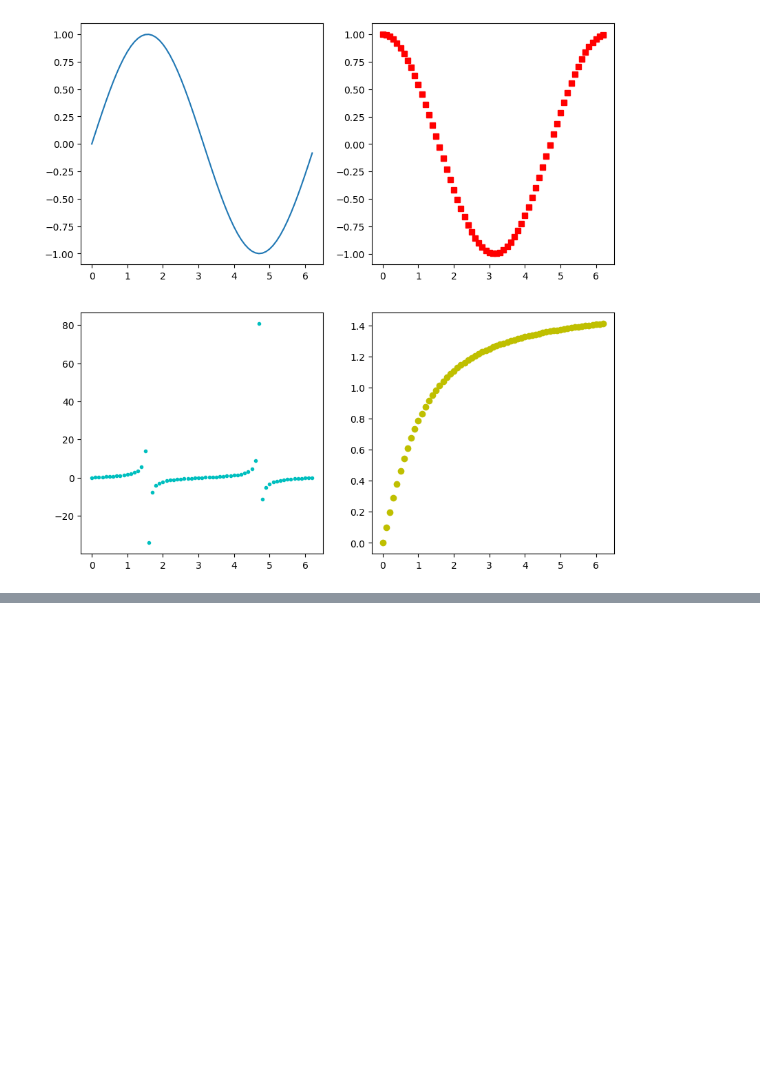
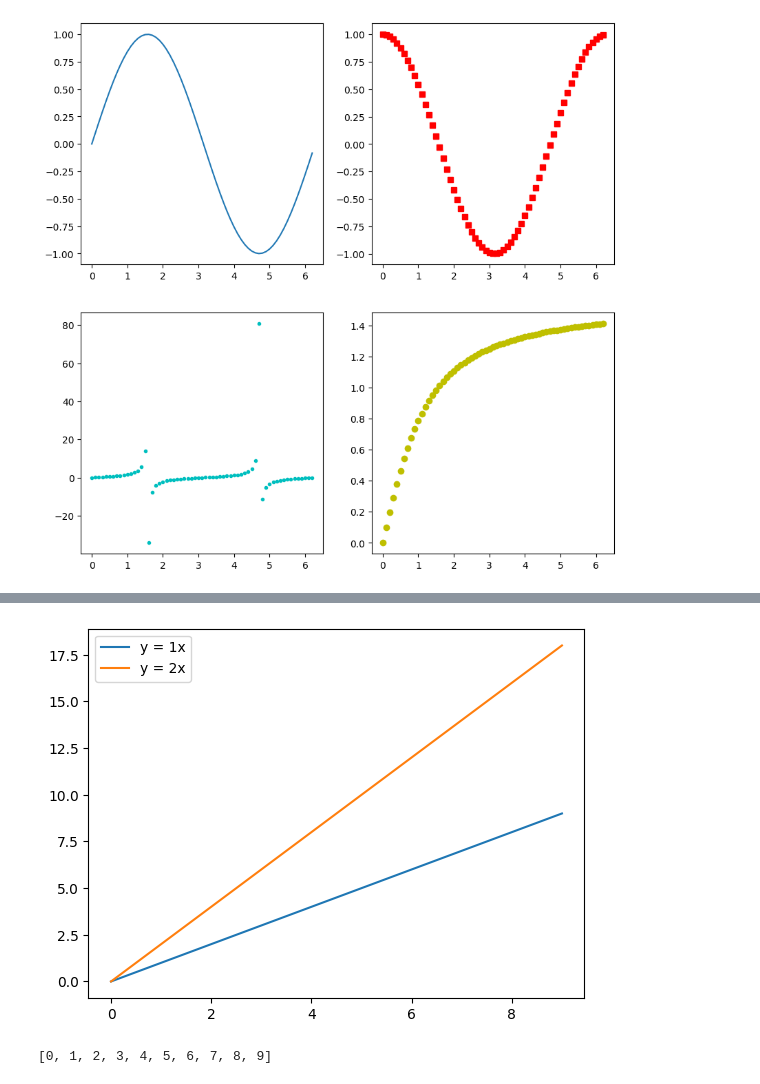
Before and after one commit to Jungddaseul/AI_study, a Jupyter notebook: matplotlib_basic.ipynb, the cells around one changed output, grey strips where cells are left out. Drawn from its saved outputs; the diff is of its cells as text; code cells hidden in the pictures; blank space fills up the shorter version.

```diff
--- a/matplotlib_basic.ipynb
+++ b/matplotlib_basic.ipynb
@@ -234,0 +239,14 @@ plt.show()
+# %%
+x = np.arange(10)
+plt.plot(x, 1*x, label='y = %ix' % 1)
+plt.plot(x, 2*x, label='y = %ix' % 2)
+plt.legend()
+plt.show()
+# %% [output]
+[figure, added]
+# %%
+# 5개의 그래프 그려보기
+x = np.arange(10)
+list(x)
+# %% [output]
+[0, 1, 2, 3, 4, 5, 6, 7, 8, 9]
```
Also changed, not shown: parts of 4 cells of this notebook.
